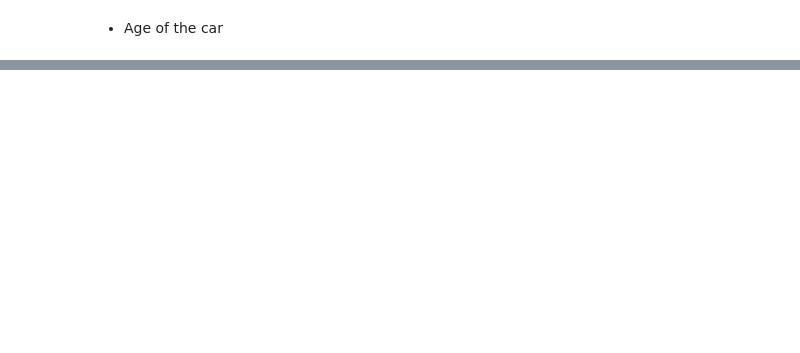
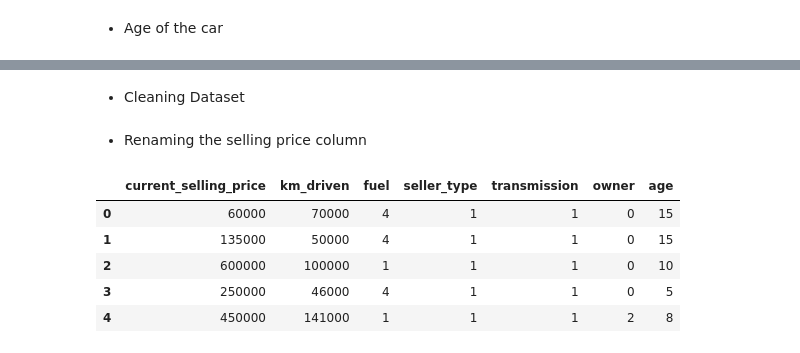
Before and after one commit to Naveen-Karanamu/Used-Cars-Price-Prediction, a Jupyter notebook: main.ipynb, the cells around one changed output, grey strips where cells are left out. Drawn from its saved outputs; the diff is of its cells as text; code cells hidden in the pictures; blank space fills up the shorter version.

Commit message:
Renamed: Selling price column

```diff
--- a/main.ipynb
+++ b/main.ipynb
@@ -259,3 +259,20 @@ df.head()
 | 2 | Hyundai Verna 1.6 SX | 2012 | 600000 | 100000 | 1 | 1 | 1 | 0 | 10 |
 | 3 | Datsun RediGO T Option | 2017 | 250000 | 46000 | 4 | 1 | 1 | 0 | 5 |
 | 4 | Honda Amaze VX i-DTEC | 2014 | 450000 | 141000 | 1 | 1 | 1 | 2 | 8 |
+# %% [markdown]
+* Cleaning Dataset
+# %%
+df.drop(['name','year'],axis=1,inplace=True)
+# %% [markdown]
+* Renaming the selling price column
+# %%
+df.rename(columns={'selling_price':'current_selling_price'},inplace=True)
+# %%
+df.head()
+# %% [output]
+|  | current_selling_price | km_driven | fuel | seller_type | transmission | owner | age |
+| 0 | 60000 | 70000 | 4 | 1 | 1 | 0 | 15 |
+| 1 | 135000 | 50000 | 4 | 1 | 1 | 0 | 15 |
+| 2 | 600000 | 100000 | 1 | 1 | 1 | 0 | 10 |
+| 3 | 250000 | 46000 | 4 | 1 | 1 | 0 | 5 |
+| 4 | 450000 | 141000 | 1 | 1 | 1 | 2 | 8 |
```
